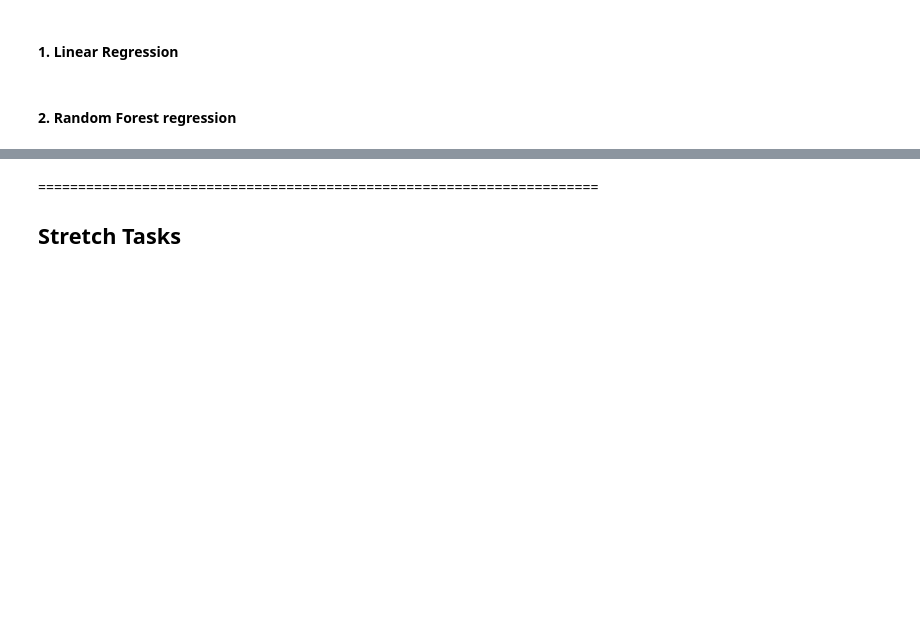
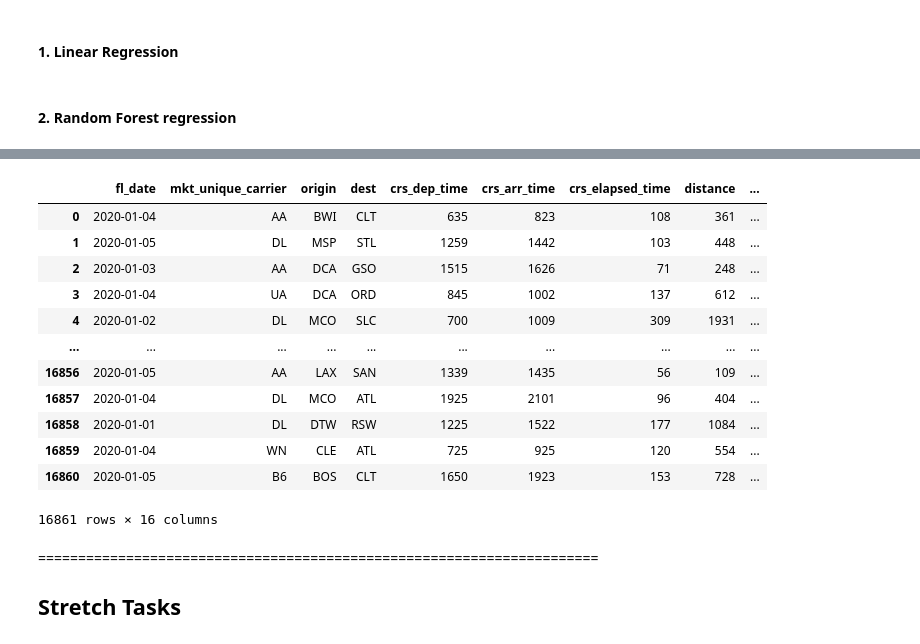
Before and after one commit to irenethebest/Flight_delay_prediction, a Jupyter notebook: modeling_Irene_ver3_testdata.ipynb, the cells around one changed output, grey strips where cells are left out. Saved outputs shown, nothing was run; the diff lists cells and outputs as text; code cells hidden in the pictures; blank space fills up the shorter version.

```diff
--- a/modeling_Irene_ver3_testdata.ipynb
+++ b/modeling_Irene_ver3_testdata.ipynb
@@ -930,0 +953,22 @@ Name: arr_delay, dtype: float64
+# %%
+# combining test_pred data and test data
+t_pred = pd.read_csv('test_pred.csv', delimiter = ',')
+t_test = pd.read_csv('testdata.csv', delimiter = ',')
+# %%
+final = pd.concat([t_test, t_pred], axis=1)
+final = final.drop(['arr_delay','test_set'], axis=1)
+final
+# %% [output]
+|  | fl_date | mkt_unique_carrier | origin | dest | crs_dep_time | crs_arr_time | crs_elapsed_time | distance | ... |
+| 0 | 2020-01-04 | AA | BWI | CLT | 635 | 823 | 108 | 361 | ... |
+| 1 | 2020-01-05 | DL | MSP | STL | 1259 | 1442 | 103 | 448 | ... |
+| 2 | 2020-01-03 | AA | DCA | GSO | 1515 | 1626 | 71 | 248 | ... |
+| 3 | 2020-01-04 | UA | DCA | ORD | 845 | 1002 | 137 | 612 | ... |
+| 4 | 2020-01-02 | DL | MCO | SLC | 700 | 1009 | 309 | 1931 | ... |
+| ... | ... | ... | ... | ... | ... | ... | ... | ... | ... |
+| 16856 | 2020-01-05 | AA | LAX | SAN | 1339 | 1435 | 56 | 109 | ... |
+| 16857 | 2020-01-04 | DL | MCO | ATL | 1925 | 2101 | 96 | 404 | ... |
+| 16858 | 2020-01-01 | DL | DTW | RSW | 1225 | 1522 | 177 | 1084 | ... |
+| 16859 | 2020-01-04 | WN | CLE | ATL | 725 | 925 | 120 | 554 | ... |
+| 16860 | 2020-01-05 | B6 | BOS | CLT | 1650 | 1923 | 153 | 728 | ... |
+16861 rows × 16 columns
```
Also changed, not shown: parts of 15 cells of this notebook, 11 other files.
